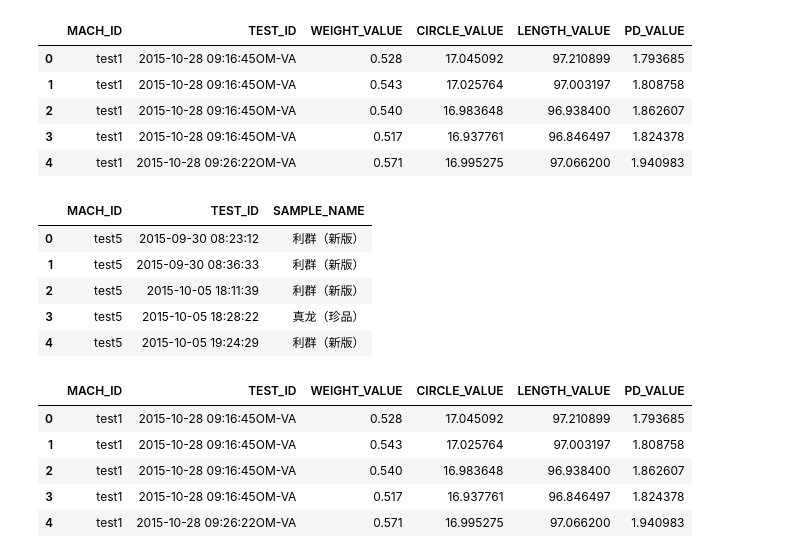
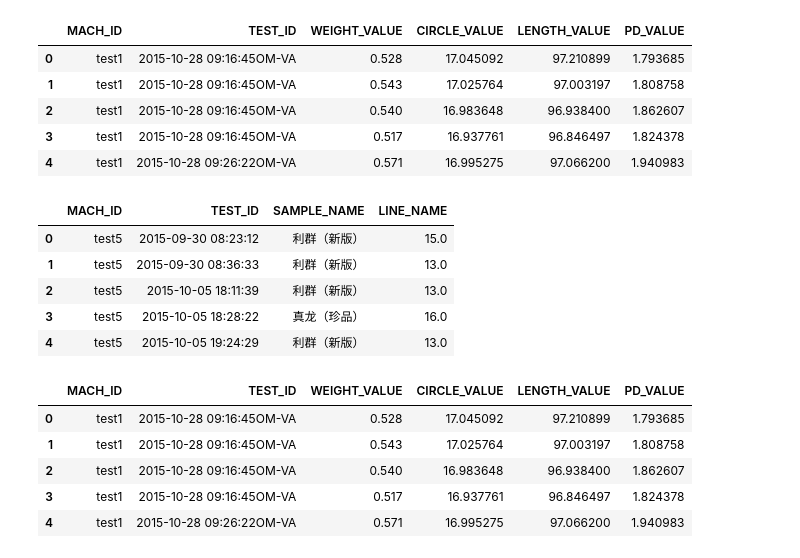
Before and after one commit to zzhhoubin/pydata, a Jupyter notebook: datasets/ncicbj/数据分析.ipynb, the cells around one changed output. Drawn from its saved outputs; the diff is of its cells as text; code cells hidden in the pictures.

```diff
--- a/datasets/ncicbj/数据分析.ipynb
+++ b/datasets/ncicbj/数据分析.ipynb
@@ -481,15 +463,15 @@ tb_46_new.head()
 | 3 | test1 | 2015-10-28 09:16:45OM-VA | 0.517 | 16.937761 | 96.846497 | 1.824378 |
 | 4 | test1 | 2015-10-28 09:26:22OM-VA | 0.571 | 16.995275 | 97.066200 | 1.940983 |
 # %%
-tb_47_new = tb_47[['MACH_ID', 'TEST_ID', 'SAMPLE_NAME']]
+tb_47_new = tb_47[['MACH_ID', 'TEST_ID', 'SAMPLE_NAME', 'LINE_NAME']]
 tb_47_new.head()
 # %% [output]
-|  | MACH_ID | TEST_ID | SAMPLE_NAME |
-| 0 | test5 | 2015-09-30 08:23:12 | 利群（新版） |
-| 1 | test5 | 2015-09-30 08:36:33 | 利群（新版） |
-| 2 | test5 | 2015-10-05 18:11:39 | 利群（新版） |
-| 3 | test5 | 2015-10-05 18:28:22 | 真龙（珍品） |
-| 4 | test5 | 2015-10-05 19:24:29 | 利群（新版） |
+|  | MACH_ID | TEST_ID | SAMPLE_NAME | LINE_NAME |
+| 0 | test5 | 2015-09-30 08:23:12 | 利群（新版） | 15.0 |
+| 1 | test5 | 2015-09-30 08:36:33 | 利群（新版） | 13.0 |
+| 2 | test5 | 2015-10-05 18:11:39 | 利群（新版） | 13.0 |
+| 3 | test5 | 2015-10-05 18:28:22 | 真龙（珍品） | 16.0 |
+| 4 | test5 | 2015-10-05 19:24:29 | 利群（新版） | 13.0 |
 # %%
 droped = tb_46_new[(tb_46_new['WEIGHT_VALUE'] <= 0) | (tb_46_new['CIRCLE_VALUE'] <= 0) |
                    (tb_46_new['LENGTH_VALUE'] <= 0) | (tb_46_new['PD_VALUE'] <= 0) |
```
Also changed, not shown: parts of 41 cells of this notebook.
